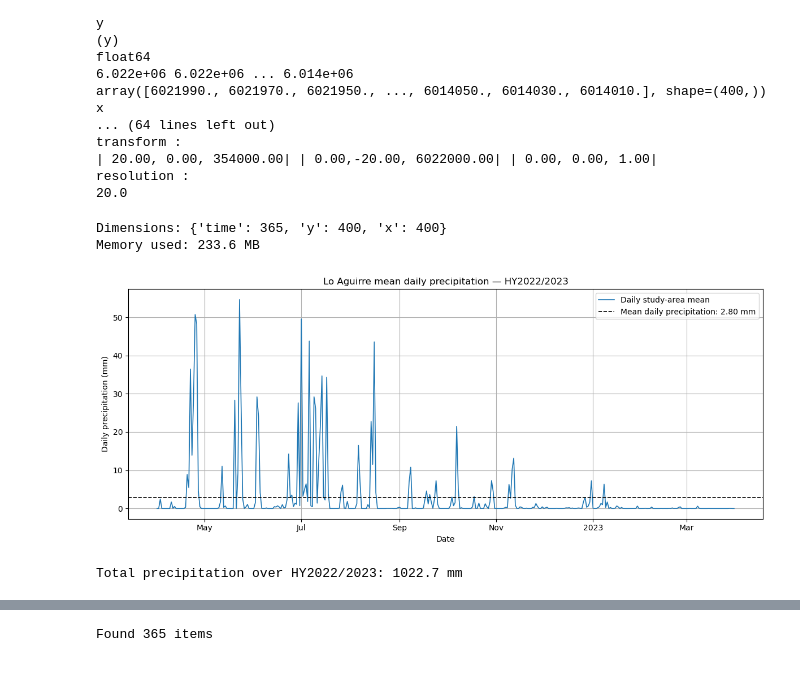
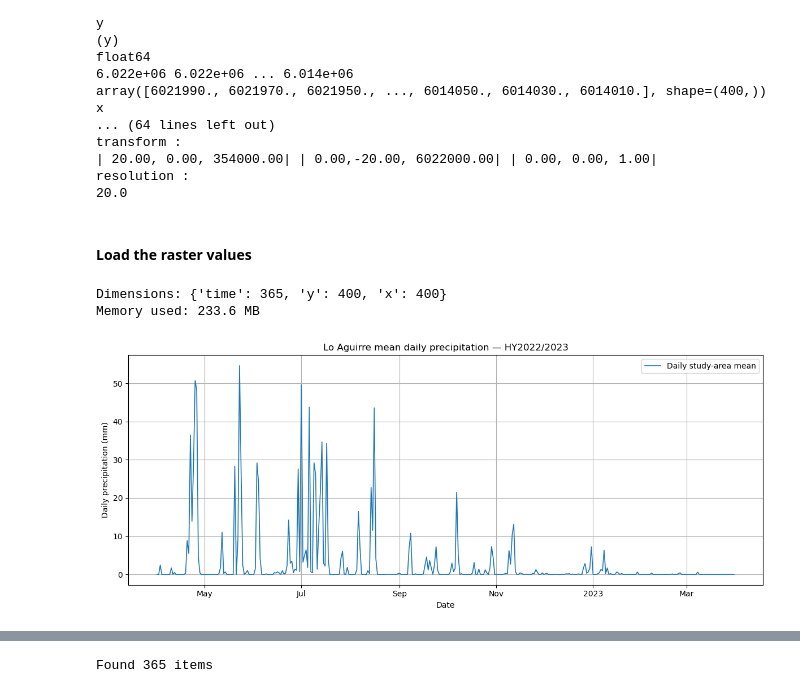
Before and after one commit to SNOWCOP/SWE_reconstruction, a Jupyter notebook: eotraining/exercise_03_swe_reconstruction.ipynb, the cells around one changed output, grey strips where cells are left out. Cells and saved outputs as stored; diff of their text form; code cells hidden in the pictures.

```diff
--- a/eotraining/exercise_03_swe_reconstruction.ipynb
+++ b/eotraining/exercise_03_swe_reconstruction.ipynb
@@ -42,9 +42,12 @@ If all imports work, skip the installation cell.
 # %%
 # %pip install pystac-client stackstac xarray dask pandas matplotlib
 # %%
+import contextlib
+import gc
+import io
+from time import perf_counter
 from pathlib import Path
 import sys
-import time
 import matplotlib.pyplot as plt
 import leafmap
 import numpy as np
@@ -54,6 +57,8 @@ import stackstac
 import xarray as xr
 import rioxarray as rxr
 from pystac_client import Client
+
+from utils import load_stac_cube
 
 # Locate the repository and tutorial-data folders.
 WORKDIR = Path.cwd()
@@ -70,22 +75,6 @@ from melting import (
 )
 
 
-def load_stac_cube(data, label, max_attempts=3):
-    """Compute a STAC cube, retrying transient HTTP tile-read failures."""
-    for attempt in range(1, max_attempts + 1):
-        try:
-            scheduler = None if attempt == 1 else "single-threaded"
-            return data.compute(scheduler=scheduler)
-        except RuntimeError as error:
-            is_tile_error = "Error reading Window" in str(error)
-            if not is_tile_error or attempt == max_attempts:
-                raise
-            delay = 2 ** (attempt - 1)
-            print(
-                f"Transient read error while loading {label}; "
-                f"retrying in {delay} s ({attempt}/{max_attempts})"
-            )
-            time.sleep(delay)
 
 plt.rcParams.update({
     "figure.figsize": (12, 5),
@@ -385,6 +401,8 @@ transform :
 | 20.00, 0.00, 354000.00| | 0.00,-20.00, 6022000.00| | 0.00, 0.00, 1.00|
 resolution :
 20.0
+# %% [markdown]
+#### Load the raster values
 # %%
 precipitation = load_stac_cube(
     precipitation.astype("float32"), "precipitation"
@@ -398,39 +416,25 @@ Memory used: 233.6 MB
 # %%
 area_mean_precipitation = (
     precipitation
     .mean(dim=("y", "x"), skipna=True)
     .compute()
 )
-mean_daily_precipitation = float(area_mean_precipitation.mean().item())
-hydrological_year_precipitation = float(area_mean_precipitation.sum().item())
 
 fig, ax = plt.subplots()
 area_mean_precipitation.plot(
     ax=ax,
     color="tab:blue",
     linewidth=1.2,
     label="Daily study-area mean",
 )
-ax.axhline(
-    mean_daily_precipitation,
-    color="black",
-    linestyle="--",
-    linewidth=1.2,
-    label=f"Mean daily precipitation: {mean_daily_precipitation:.2f} mm",
-)
+
 ax.set(
     title=f"Lo Aguirre mean daily precipitation — {HYDROLOGICAL_YEAR}",
     xlabel="Date",
     ylabel="Daily precipitation (mm)",
 )
 ax.legend()
 fig.tight_layout()
 plt.show()
-
-print(
-    f"Total precipitation over {HYDROLOGICAL_YEAR}: "
-    f"{hydrological_year_precipitation:.1f} mm"
-)
 # %% [output]
-[figure, old version]
+[figure, new version]
-Total precipitation over HY2022/2023: 1022.7 mm
```
Also changed, not shown: parts of 21 cells of this notebook, 3 other files.
